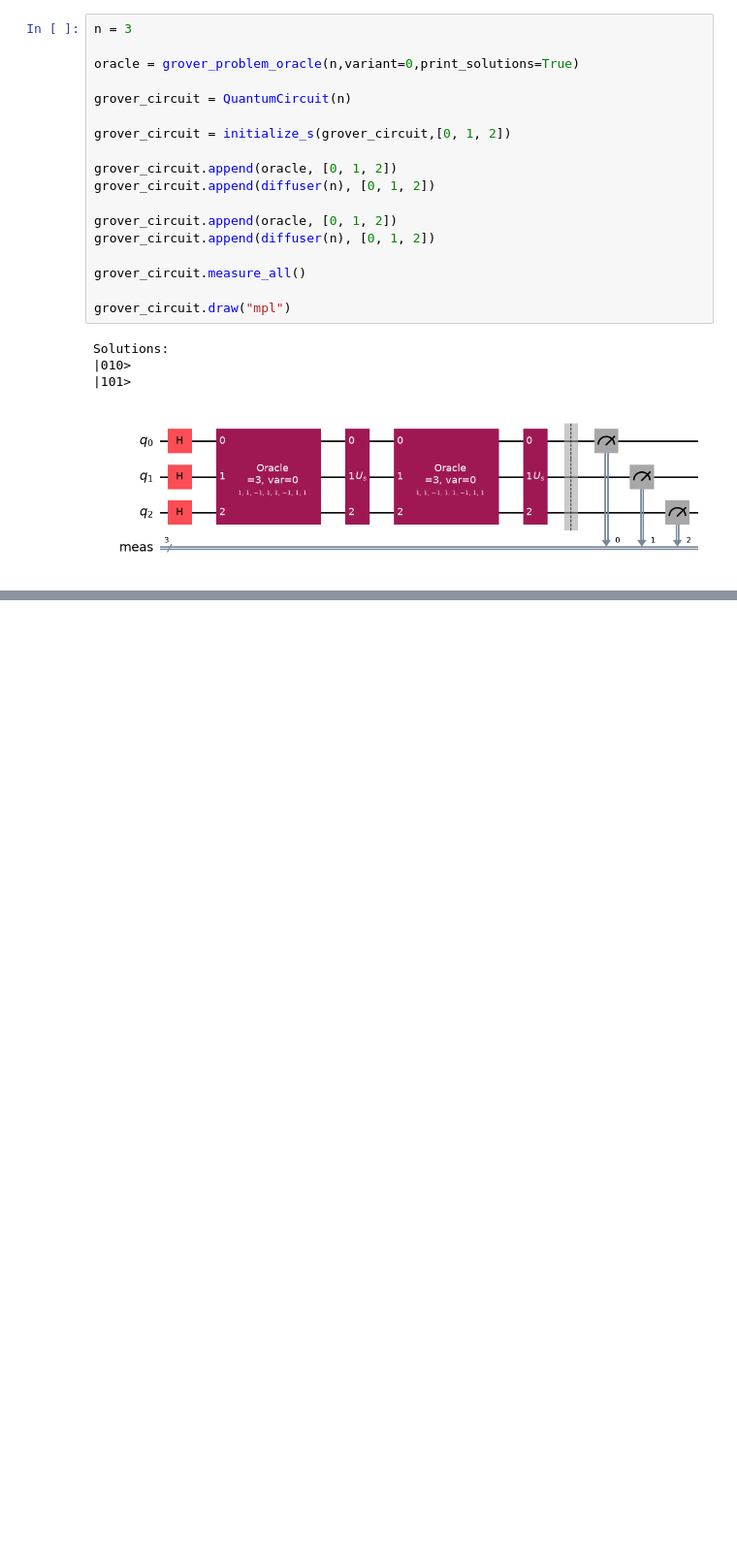
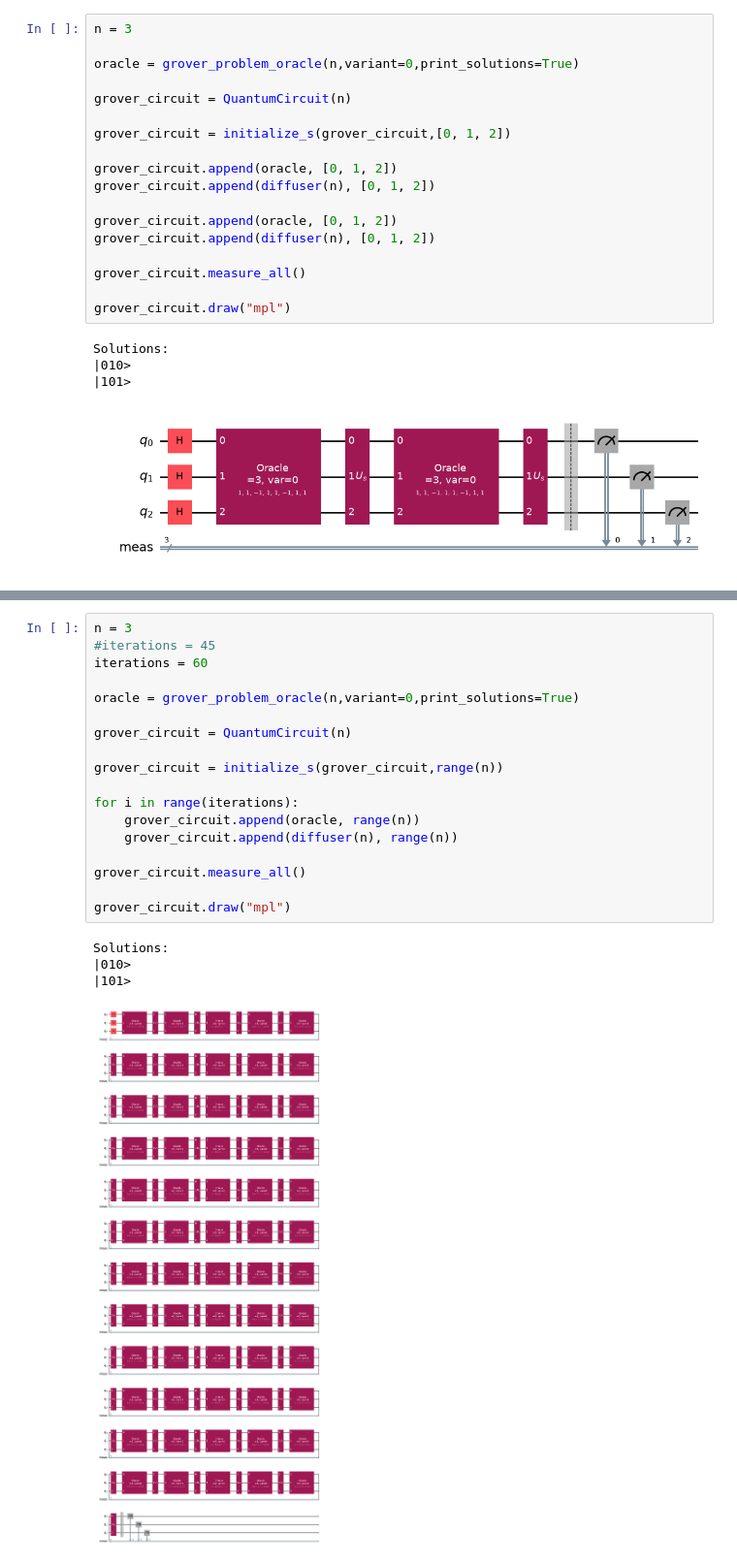
Before and after one commit to KingCobra021/Quantum-A1, a Jupyter notebook: A1.ipynb, the cells around one changed output, grey strips where cells are left out. Shown at 97% size. Cells and saved outputs as stored; diff of their text form; blank space fills up the shorter version.

```diff
--- a/A1.ipynb
+++ b/A1.ipynb
@@ -219,0 +220,23 @@ plot_histogram(job.result().get_counts())
+# %%
+n = 3
+#iterations = 45
+iterations = 60
+
+oracle = grover_problem_oracle(n,variant=0,print_solutions=True)
+
+grover_circuit = QuantumCircuit(n)
+
+grover_circuit = initialize_s(grover_circuit,range(n))
+
+for i in range(iterations):
+    grover_circuit.append(oracle, range(n))
+    grover_circuit.append(diffuser(n), range(n))
+
+grover_circuit.measure_all()
+
+grover_circuit.draw("mpl")
+# %% [output]
+Solutions:
+|010>
+|101>
+[figure, added]
```
Also changed, not shown: parts of 24 cells of this notebook, 1 other file.
